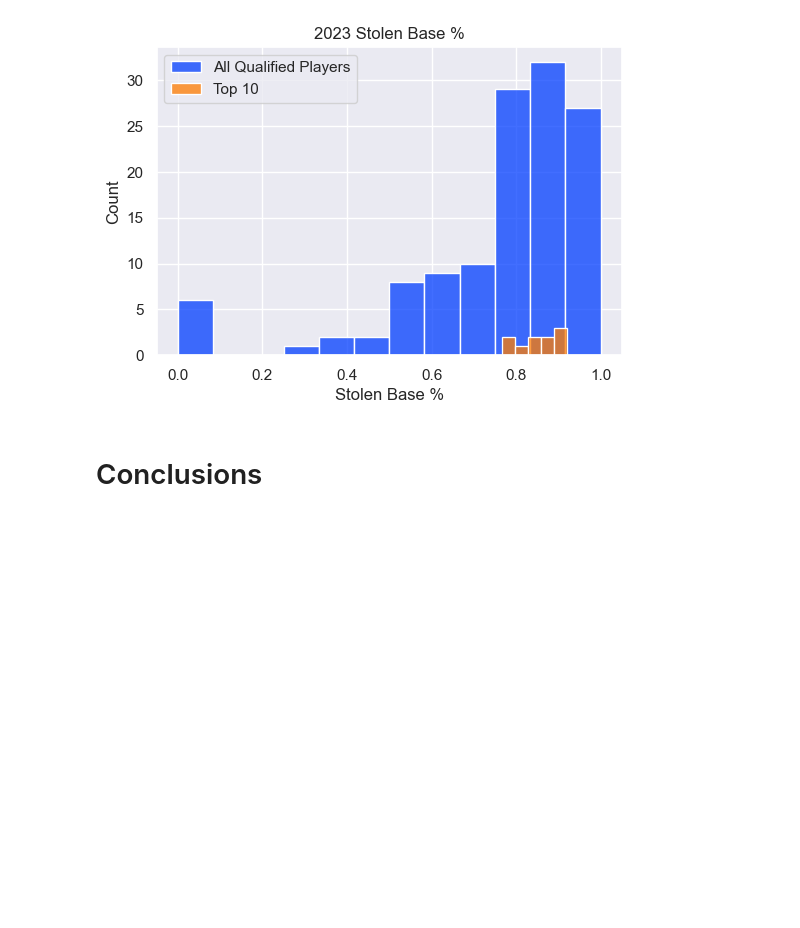
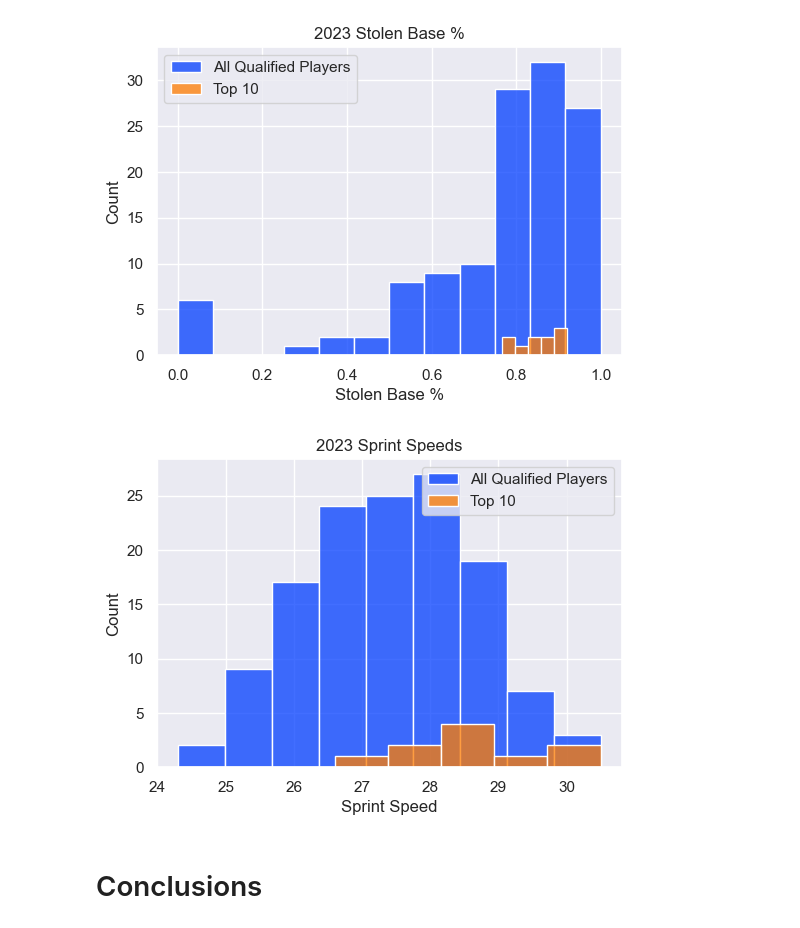
Before and after one commit to scarlettvalentin/mlb_stolen_bases, a Jupyter notebook: notebook.ipynb, the cells around one changed output. Cells and saved outputs as stored; diff of their text form; code cells hidden in the pictures; blank space fills up the shorter version.

```diff
--- a/notebook.ipynb
+++ b/notebook.ipynb
@@ -405,6 +405,16 @@ ax.set_title('2023 Stolen Base %')
 ax.legend();
 # %% [output]
 [figure]
+# %%
+ax = sns.histplot(df_2023, x='Sprint_Speed', label='All Qualified Players')
+ax = sns.histplot(top_10_players, x='Sprint_Speed', label='Top 10')
+ax.set_xlabel('Sprint Speed')
+ax.set_ylabel('Count')
+ax.set_title('2023 Sprint Speeds')
+
+ax.legend();
+# %% [output]
+[figure, added]
 # %% [markdown]
 # Conclusions
 # %% [markdown]
```
Also changed, not shown: parts of 2 cells of this notebook.
